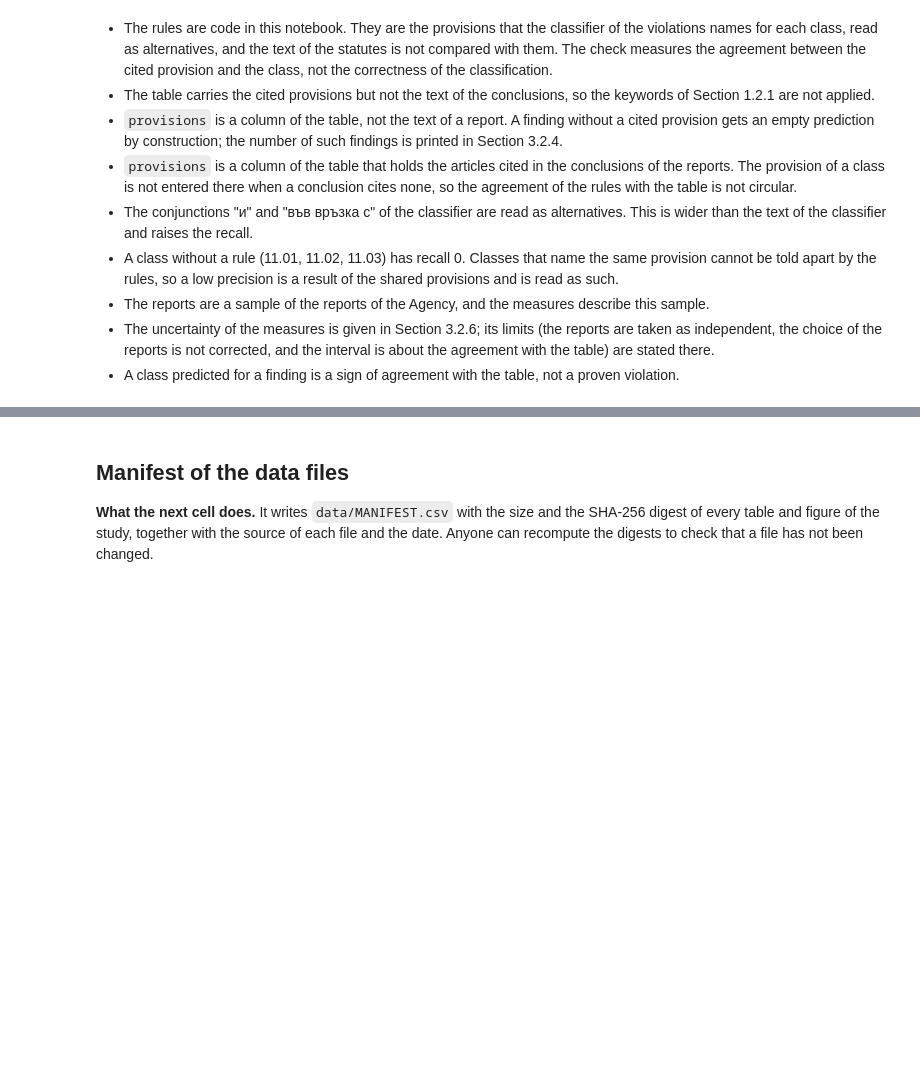
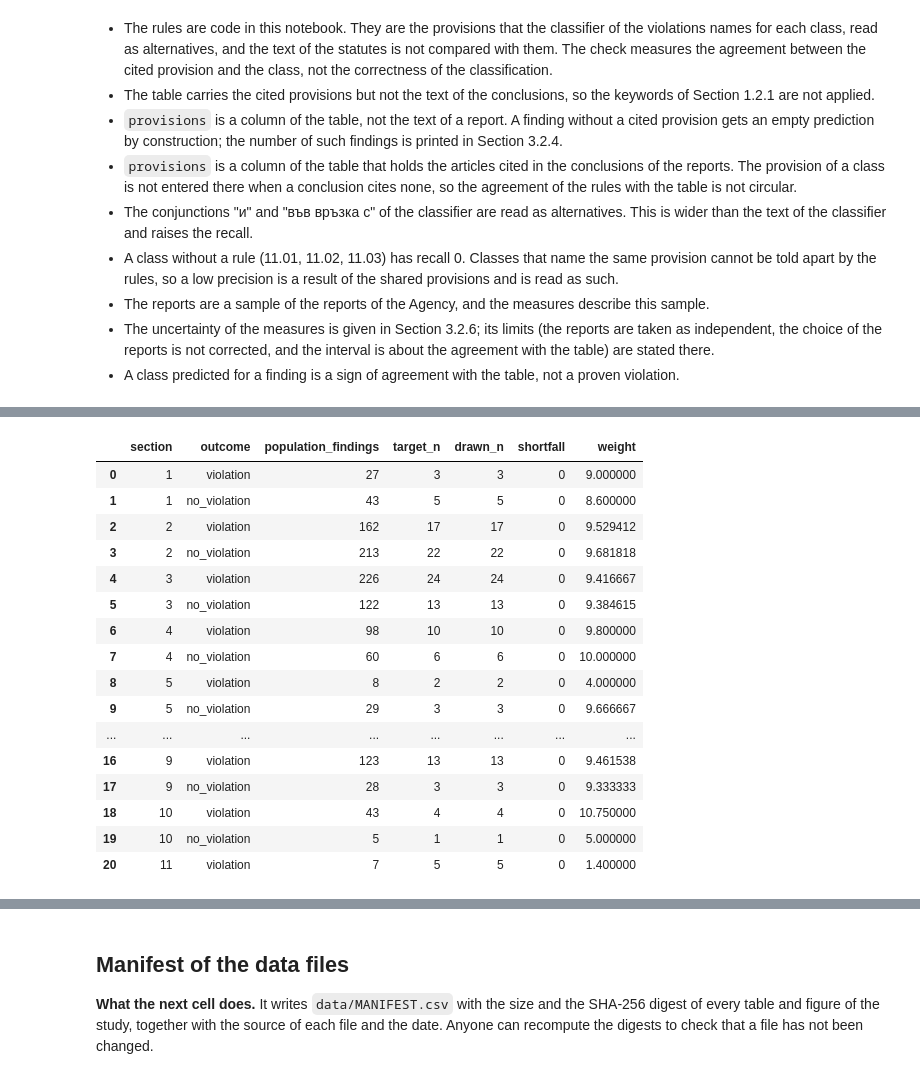
Before and after one commit to beluhov/adfi-violations-classification, a Jupyter notebook: ADFI_Violations_Classification.ipynb, the cells around one changed output, grey strips where cells are left out. Drawn from its saved outputs; the diff is of its cells as text; code cells hidden in the pictures; blank space fills up the shorter version.

```diff
--- a/ADFI_Violations_Classification.ipynb
+++ b/ADFI_Violations_Classification.ipynb
@@ -1544,0 +1729,77 @@ The bars of the sections are higher than the bars of the classes in both panels.
+# %%
+finding_report = cls_df.groupby("finding_no")["report_key"].agg(["nunique", "first"])
+assert (finding_report["nunique"] == 1).all()
+
+
+def merge_pages(values):
+    numbers = {int(p) for v in values.dropna() for p in v.split(",")}
+    return ", ".join(str(n) for n in sorted(numbers))
+
+
+finding_pages = cls_df.groupby("finding_no")["pages"].agg(merge_pages)
+
+
+def draw(generator):
+    chosen = []
+    for row in design.itertuples(index=False):
+        in_stratum = (findings["section"] == row.section) & (findings["outcome"] == row.outcome)
+        pool = np.sort(findings.index[in_stratum].to_numpy())
+        chosen.append(generator.choice(pool, size=row.target_n, replace=False))
+    return np.sort(np.concatenate(chosen))
+
+
+def sample_files(drawn):
+    keys = [str(f) for f in drawn]
+    blind_part = pd.DataFrame({
+        "finding_no": drawn,
+        "report_key": finding_report["first"].reindex(keys).to_numpy(),
+        "pages": finding_pages.reindex(keys).to_numpy(),
+    }).merge(meta_df[["report_key", "published_date"]], on="report_key", how="left", validate="many_to_one")
+    blind_part["manual_class_index"] = ""
+    blind_part = blind_part[["finding_no", "report_key", "published_date", "pages", "manual_class_index"]]
+    drawn_n = findings.loc[drawn].groupby(["section", "outcome"]).size().rename("drawn_n").reset_index()
+    design_part = design.merge(drawn_n, on=["section", "outcome"], how="left")
+    design_part["shortfall"] = design_part["target_n"] - design_part["drawn_n"]
+    design_part = design_part[["section", "outcome", "population_findings", "target_n", "drawn_n", "shortfall", "weight"]]
+    return design_part, blind_part
+
+
+def csv_bytes(frame):
+    return frame.to_csv(sep=";", index=False, lineterminator="\n").encode("utf-8")
+
+
+sample_rng = np.random.default_rng(20261118)
+drawn = draw(sample_rng)
+design_out, blind = sample_files(drawn)
+assert len(drawn) == SAMPLE_N and len(set(drawn.tolist())) == SAMPLE_N
+assert (design_out["shortfall"] == 0).all()
+assert blind["published_date"].notna().all() and blind["pages"].ne("").all()
+match = blind.merge(meta_df[["report_key", "published_date"]], on=["report_key", "published_date"], how="left", indicator=True)
+assert len(match) == len(blind) and (match["_merge"] == "both").all()
+
+(VAL_DIR / "sample_design.csv").write_bytes(csv_bytes(design_out))
+(VAL_DIR / "sample_blind.csv").write_bytes(csv_bytes(blind))
+
+again_design, again_blind = sample_files(draw(np.random.default_rng(20261118)))
+check = pd.DataFrame({
+    "file": ["sample_design.csv", "sample_blind.csv"],
+    "sha256_file": [sha256_file(VAL_DIR / "sample_design.csv"), sha256_file(VAL_DIR / "sample_blind.csv")],
+    "sha256_repeat": [hashlib.sha256(csv_bytes(again_design)).hexdigest(), hashlib.sha256(csv_bytes(again_blind)).hexdigest()],
+})
+check["same"] = check["sha256_file"] == check["sha256_repeat"]
+assert check["same"].all()
+
+per_report = blind["report_key"].value_counts()
+sections_per_finding = rows.groupby("finding_no")["section_no"].nunique().loc[[str(f) for f in drawn]]
+sample_classes = (
+    cls_df[cls_df["finding_no"].isin(blind["finding_no"].astype(str))]
+    .groupby("class_index")["finding_no"].nunique()
+    .reindex(classes["class_index"], fill_value=0)
+)
+print(f"Findings: {len(blind)} | reports: {len(per_report)} | most findings from one report: {per_report.max()} | findings in more than one section: {int((sections_per_finding > 1).sum())}")
+print(f"Classes of the table with no finding in the sample: {int((sample_classes == 0).sum())} | with 1 or 2 findings: {int(sample_classes.between(1, 2).sum())} | with 3 or more: {int((sample_classes >= 3).sum())}")
+print(f"Keys of the sample with a Latin letter: {blind.loc[blind['report_key'].str.contains('[A-Za-z]'), 'report_key'].nunique()} | {blind.loc[blind['report_key'].str.contains('[A-Za-z]'), 'report_key'].unique().tolist()}")
+display(design_out)
+display(check.assign(sha256_file=check["sha256_file"].str[:16], sha256_repeat=check["sha256_repeat"].str[:16]))
+display(blind.head())
+# %% [output]
@@ -1544,0 +1809,17 @@ The bars of the sections are higher than the bars of the classes in both panels.
+|  | section | outcome | population_findings | target_n | drawn_n | shortfall | weight |
+| 0 | 1 | violation | 27 | 3 | 3 | 0 | 9.000000 |
+| 1 | 1 | no_violation | 43 | 5 | 5 | 0 | 8.600000 |
+| 2 | 2 | violation | 162 | 17 | 17 | 0 | 9.529412 |
+| 3 | 2 | no_violation | 213 | 22 | 22 | 0 | 9.681818 |
+| 4 | 3 | violation | 226 | 24 | 24 | 0 | 9.416667 |
+| 5 | 3 | no_violation | 122 | 13 | 13 | 0 | 9.384615 |
+| 6 | 4 | violation | 98 | 10 | 10 | 0 | 9.800000 |
+| 7 | 4 | no_violation | 60 | 6 | 6 | 0 | 10.000000 |
+| 8 | 5 | violation | 8 | 2 | 2 | 0 | 4.000000 |
+| 9 | 5 | no_violation | 29 | 3 | 3 | 0 | 9.666667 |
+| ... | ... | ... | ... | ... | ... | ... | ... |
+| 16 | 9 | violation | 123 | 13 | 13 | 0 | 9.461538 |
+| 17 | 9 | no_violation | 28 | 3 | 3 | 0 | 9.333333 |
+| 18 | 10 | violation | 43 | 4 | 4 | 0 | 10.750000 |
+| 19 | 10 | no_violation | 5 | 1 | 1 | 0 | 5.000000 |
+| 20 | 11 | violation | 7 | 5 | 5 | 0 | 1.400000 |
```
Also changed, not shown: parts of 17 cells of this notebook, 3 other files.
